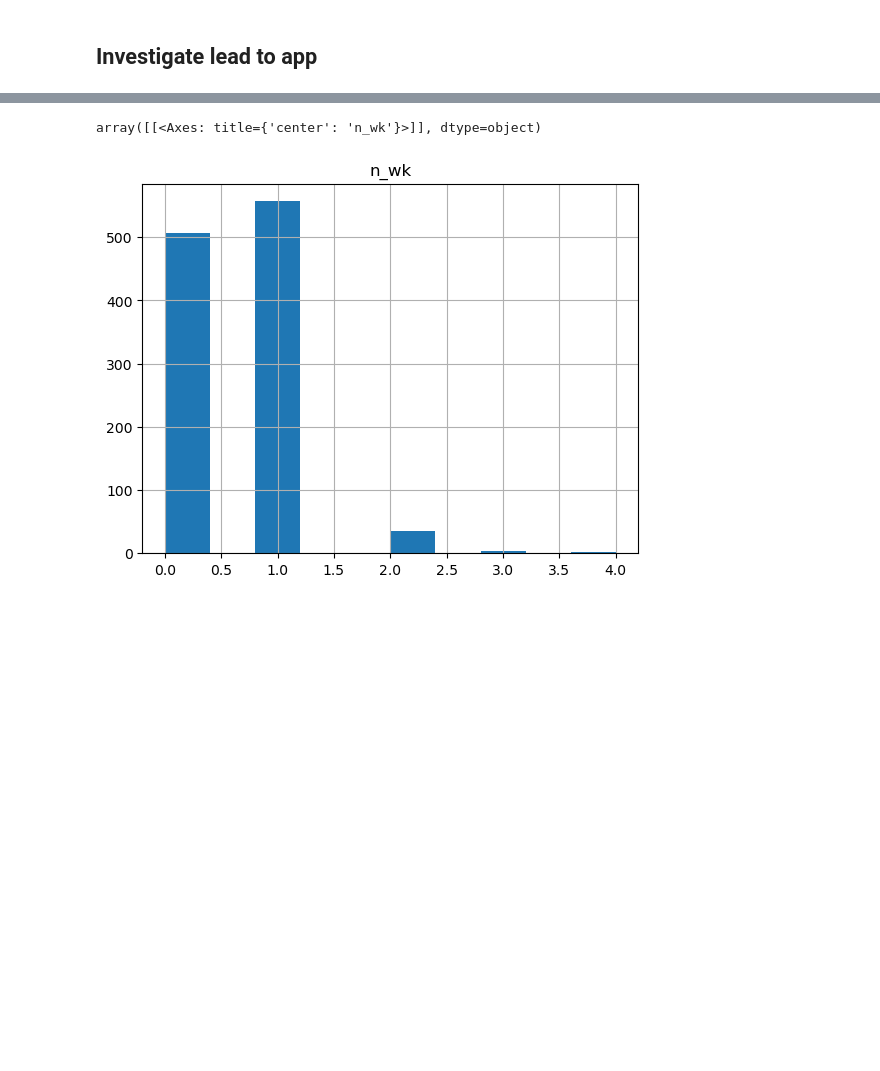
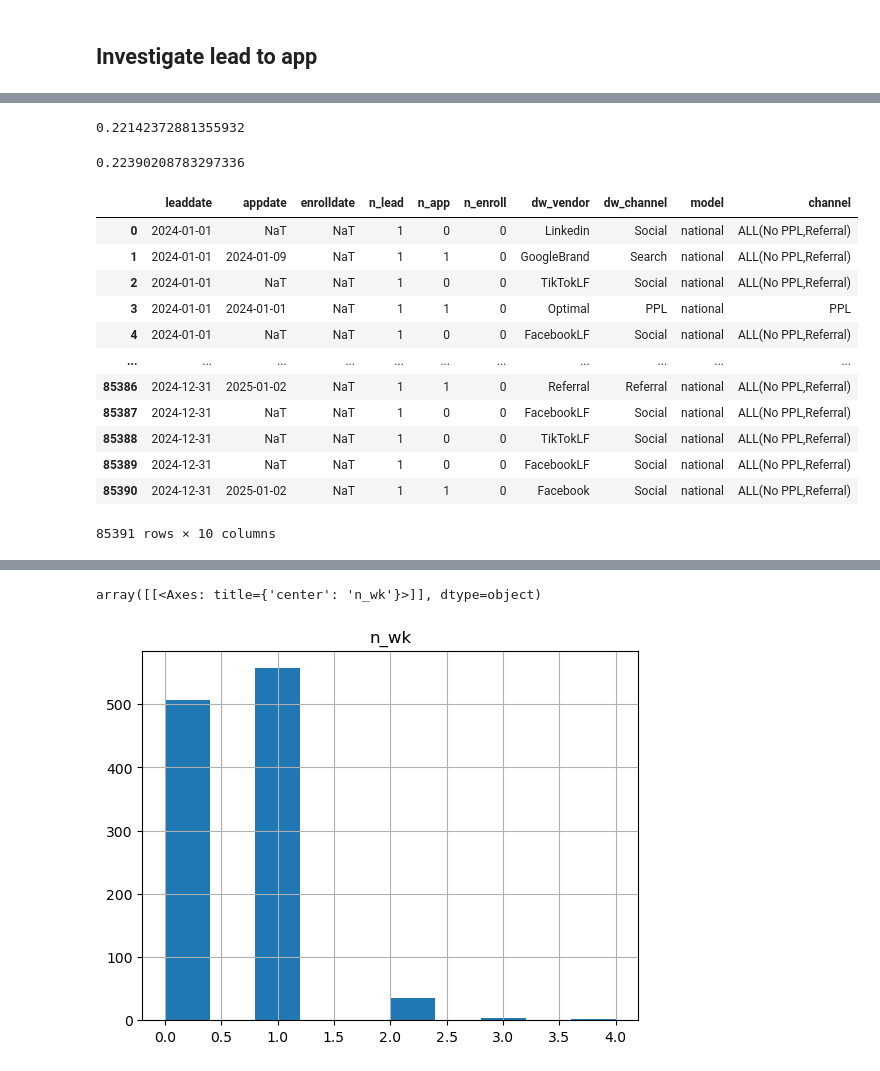
Before and after one commit to LevelInteractive/csu-mmm, a Jupyter notebook: code/CSU_dataWrangle_v0.1_KAT.ipynb, the cells around one changed output, grey strips where cells are left out. Saved outputs shown, nothing was run; the diff lists cells and outputs as text; code cells hidden in the pictures; blank space fills up the shorter version.

```diff
--- a/code/CSU_dataWrangle_v0.1_KAT.ipynb
+++ b/code/CSU_dataWrangle_v0.1_KAT.ipynb
@@ -121,0 +105,38 @@ df_hist = pd.DataFrame({'n_wk': lag_hist})
+# %%
+lead2app_awareness
+# %% [output]
+0.22142372881355932
+# %%
+name_model = 'awareness'
+cond_1 = (df_kpi_full.model==name_model)
+cond_2 = (df_kpi_full.n_lead>0)
+cond_3 = (df_kpi_full.leaddate>='2023-01-01')&(df_kpi_full.leaddate<'2025-01-01')
+df_tmp = df_kpi_full[cond_1 & cond_2 & cond_3].reset_index(drop=True)
+a_lead2app = df_tmp.n_app.sum()/(df_tmp.n_lead.sum())
+a_lead2app
+# %% [output]
+0.22390208783297336
+# %%
+name_model = 'national'
+cond_1 = (df_kpi_full.model==name_model)
+cond_2 = (df_kpi_full.n_lead>0)
+cond_3 = (df_kpi_full.leaddate>='2024-01-01')&(df_kpi_full.leaddate<'2025-01-01')
+df_tmp = df_kpi_full[cond_1 & cond_2 & cond_3].reset_index(drop=True)
+n_lead2app = df_tmp.n_app.sum()/(df_tmp.n_lead.sum())
+n_lead2app
+
+df_tmp
+# %% [output]
+|  | leaddate | appdate | enrolldate | n_lead | n_app | n_enroll | dw_vendor | dw_channel | model | channel |
+| 0 | 2024-01-01 | NaT | NaT | 1 | 0 | 0 | Linkedin | Social | national | ALL(No PPL,Referral) |
+| 1 | 2024-01-01 | 2024-01-09 | NaT | 1 | 1 | 0 | GoogleBrand | Search | national | ALL(No PPL,Referral) |
+| 2 | 2024-01-01 | NaT | NaT | 1 | 0 | 0 | TikTokLF | Social | national | ALL(No PPL,Referral) |
+| 3 | 2024-01-01 | 2024-01-01 | NaT | 1 | 1 | 0 | Optimal | PPL | national | PPL |
+| 4 | 2024-01-01 | NaT | NaT | 1 | 0 | 0 | FacebookLF | Social | national | ALL(No PPL,Referral) |
+| ... | ... | ... | ... | ... | ... | ... | ... | ... | ... | ... |
+| 85386 | 2024-12-31 | 2025-01-02 | NaT | 1 | 1 | 0 | Referral | Referral | national | ALL(No PPL,Referral) |
+| 85387 | 2024-12-31 | NaT | NaT | 1 | 0 | 0 | FacebookLF | Social | national | ALL(No PPL,Referral) |
+| 85388 | 2024-12-31 | NaT | NaT | 1 | 0 | 0 | TikTokLF | Social | national | ALL(No PPL,Referral) |
+| 85389 | 2024-12-31 | NaT | NaT | 1 | 0 | 0 | FacebookLF | Social | national | ALL(No PPL,Referral) |
+| 85390 | 2024-12-31 | 2025-01-02 | NaT | 1 | 1 | 0 | Facebook | Social | national | ALL(No PPL,Referral) |
+85391 rows × 10 columns
```
Also changed, not shown: parts of 13 cells of this notebook.
